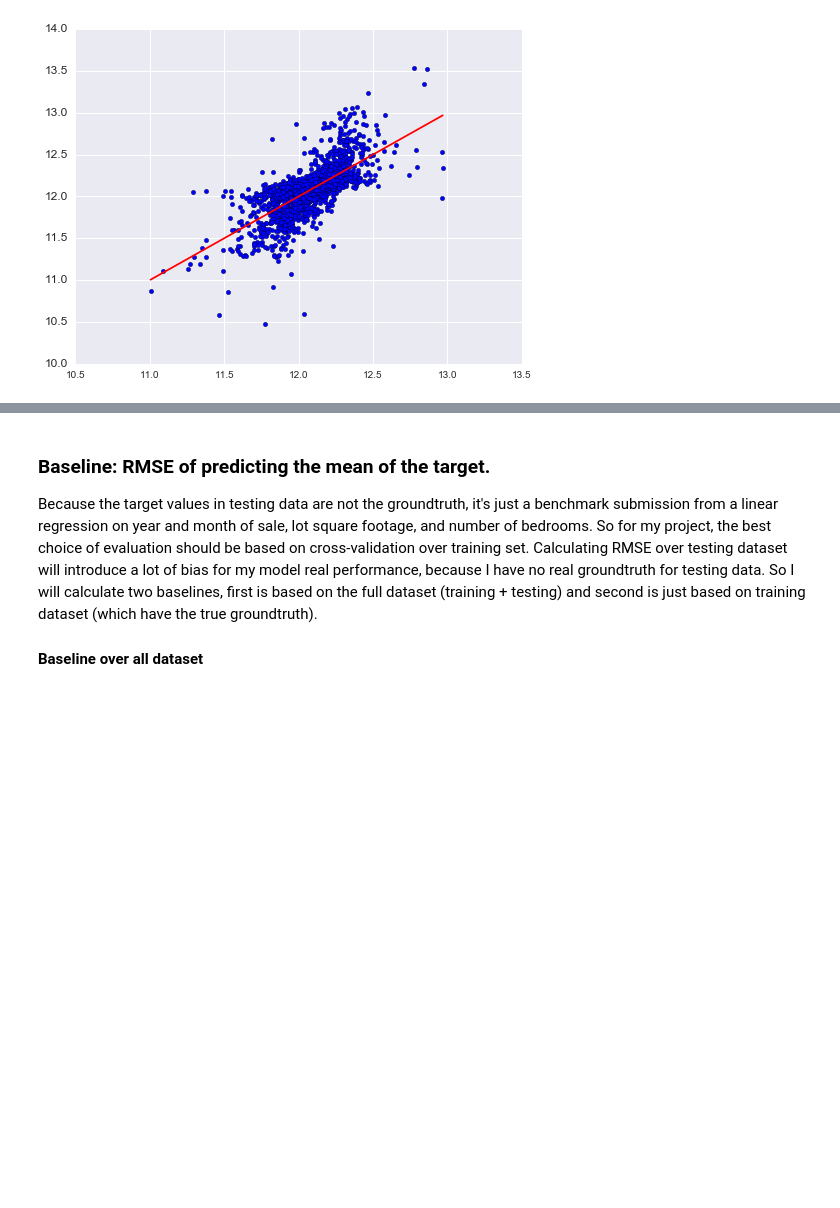
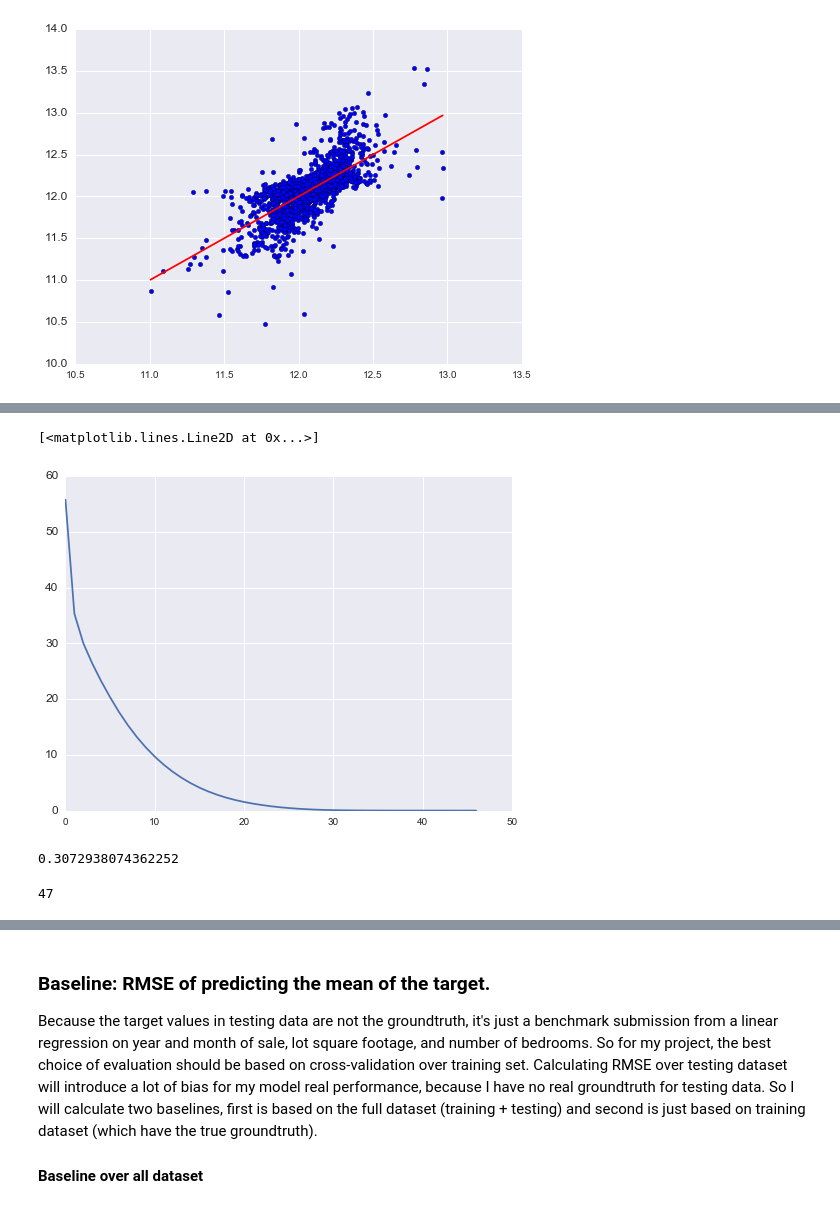
Before and after one commit to AngeloK/house-price-prediction, a Jupyter notebook: Linlin/house-price.ipynb, the cells around one changed output, grey strips where cells are left out. Cells and saved outputs as stored; diff of their text form; code cells hidden in the pictures; blank space fills up the shorter version.

Commit message:
implementing more models

```diff
--- a/Linlin/house-price.ipynb
+++ b/Linlin/house-price.ipynb
@@ -818,0 +821,12 @@ plt.plot([min(lsvr_pred),max(lsvr_pred)], [min(lsvr_pred),max(lsvr_pred)], c="re
+# %%
+from sklearn.neural_network import MLPRegressor
+hidden_layer_sizes = [(500,), (500,100,), (500,100,50,)]
+activation = ['logistic', 'relu']
+alpha = [0.0001, 0.001, 0.01]
+cv_mlp = np.empty([len(hidden_layer_sizes), len(activation), len(alpha)])
+
+for i in range(len(hidden_layer_sizes)):
+    for j in range(len(activation)):
+        for k in range(len(alpha)):
+            cv_mlp[i][j][k] = rmse_cv(MLPRegressor(hidden_layer_sizes = hidden_layer_sizes[i], activation = activation[j],
+                                                  alpha = alpha[k])).mean()
@@ -818,0 +844,6 @@ plt.plot([min(lsvr_pred),max(lsvr_pred)], [min(lsvr_pred),max(lsvr_pred)], c="re
+# %%
+minindex = np.unravel_index(np.argmin(cv_mlp), cv_mlp.shape)
+best_hiddenlayer_for_mlp = hidden_layer_sizes[minindex[0]]
+best_activation_for_mlp = activation[minindex[1]]
+best_alpha_for_mlp = alpha[minindex[2]]
+best_hiddenlayer_for_mlp, best_activation_for_mlp, best_alpha_for_mlp
@@ -818,0 +852,4 @@ plt.plot([min(lsvr_pred),max(lsvr_pred)], [min(lsvr_pred),max(lsvr_pred)], c="re
+# %%
+mlp_model = MLPRegressor(hidden_layer_sizes = best_hiddenlayer_for_mlp, activation = best_activation_for_mlp,
+                        alpha = best_alpha_for_mlp)
+mlp_model.fit(train_year_X, train_year_y)
@@ -818,0 +864,15 @@ plt.plot([min(lsvr_pred),max(lsvr_pred)], [min(lsvr_pred),max(lsvr_pred)], c="re
+# %%
+plt.plot(mlp_model.loss_curve_)
+# %% [output]
+[<matplotlib.lines.Line2D at 0x...>]
+[figure, added]
+# %%
+rmse_mlp_test = np.sqrt(mean_squared_error(test_year_y, mlp_model.predict(test_year_X)))
+rmse_mlp_test
+# %% [output]
+0.3072938074362252
+# %%
+np.sqrt(mean_squared_error(train_year_y, mlp_model.predict(train_year_X)))
+mlp_model.n_iter_
+# %% [output]
+47
```
Also changed, not shown: parts of 26 cells of this notebook.
